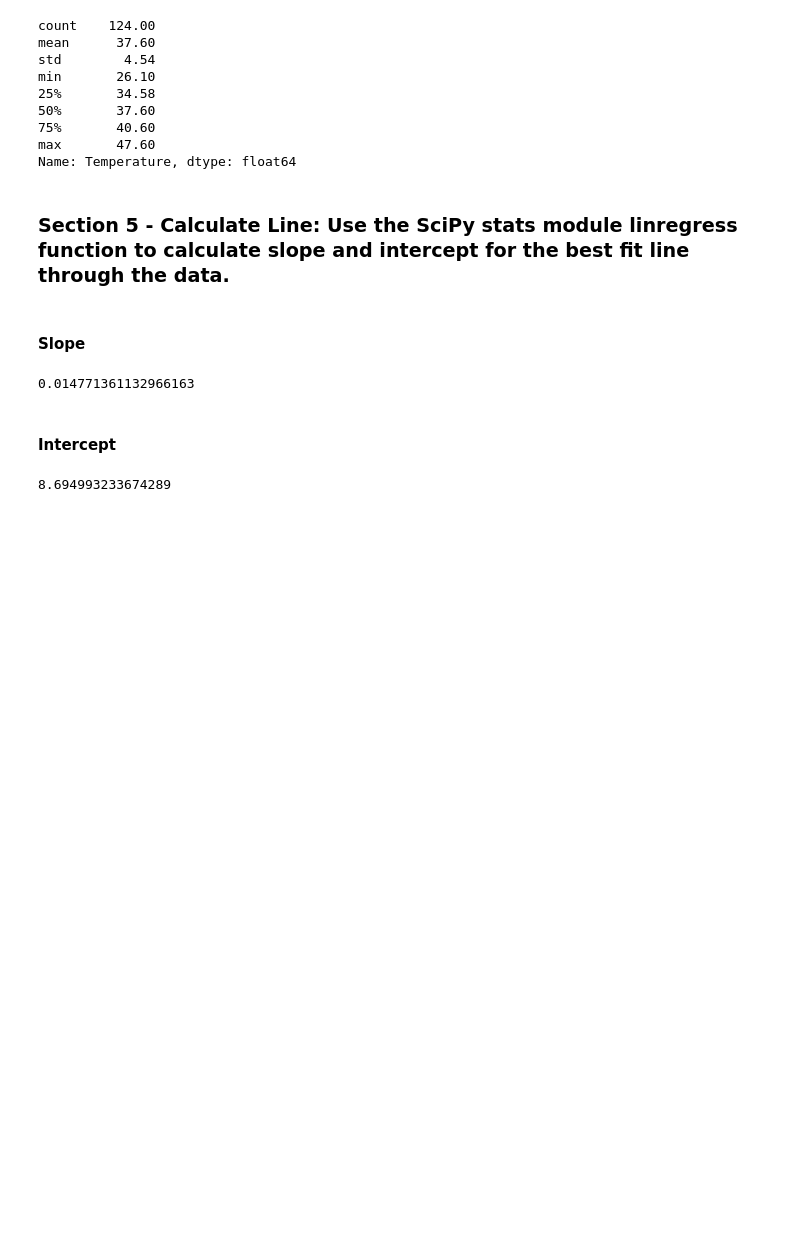
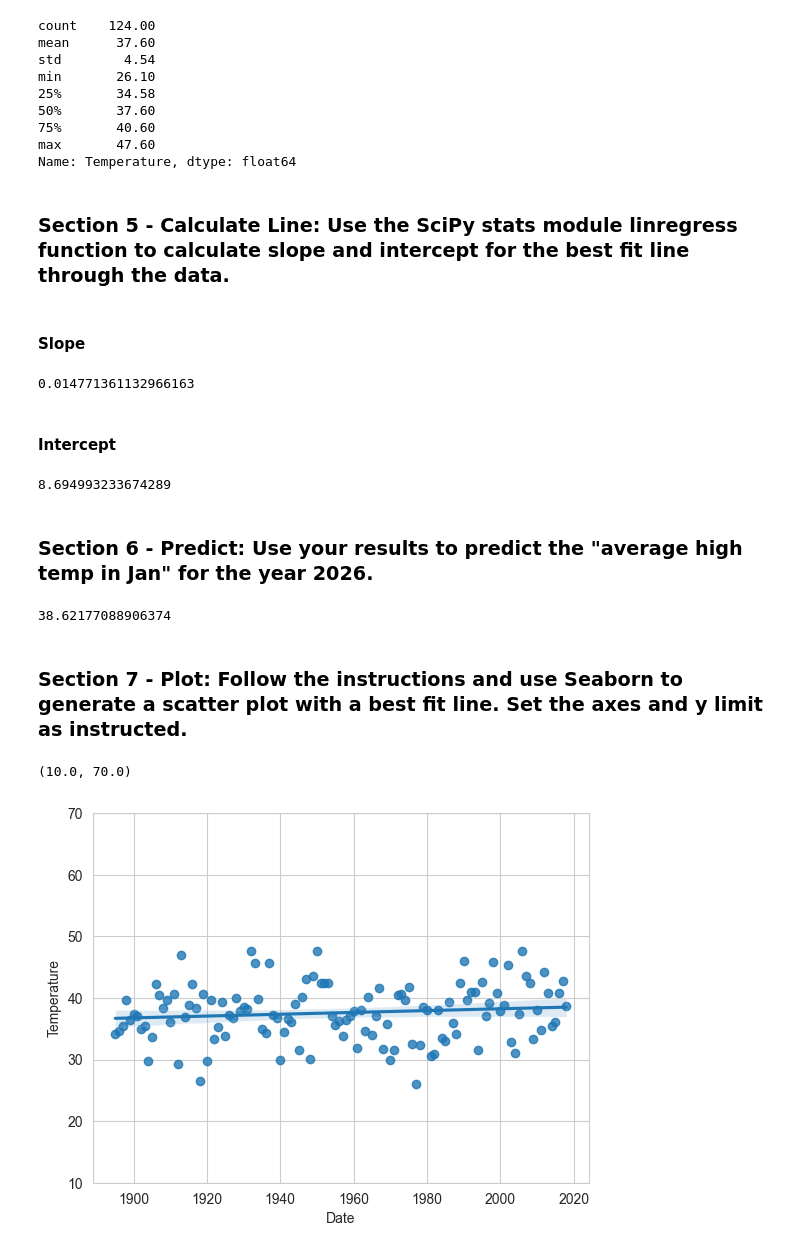
Before and after one commit to adriacv17/datafun-07-ml-predictive, a Jupyter notebook: timeseries_task4.ipynb, the cells around one changed output. Cells and saved outputs as stored; diff of their text form; code cells hidden in the pictures; blank space fills up the shorter version.

```diff
--- a/timeseries_task4.ipynb
+++ b/timeseries_task4.ipynb
@@ -134,3 +134,22 @@ linear_regression.slope #call slope
 linear_regression.intercept #call intercept
 # %% [output]
 8.694993233674289
+# %% [markdown]
+### Section 6 - Predict: Use your results to predict the "average high temp in Jan" for the year 2026.
+# %%
+linear_regression.slope * 2026 + linear_regression.intercept #add year(x) to equation y = mx + b
+# %% [output]
+38.62177088906374
+# %% [markdown]
+### Section 7 - Plot: Follow the instructions and use Seaborn to generate a scatter plot with a best fit line. Set the axes and y limit as instructed.
+# %%
+import seaborn as sns #import seaborn
+
+sns.set_style('whitegrid') #select style of grid using set_style
+
+axes = sns.regplot(x=nyc.Date, y=nyc.Temperature) # name variables to plot for x and y
+
+axes.set_ylim(10, 70) #scale the y-axis from 21.5 degree range to 60 degree range(10-70)
+# %% [output]
+(10.0, 70.0)
+[figure, added]
```
Also changed, not shown: parts of 1 cell of this notebook.
